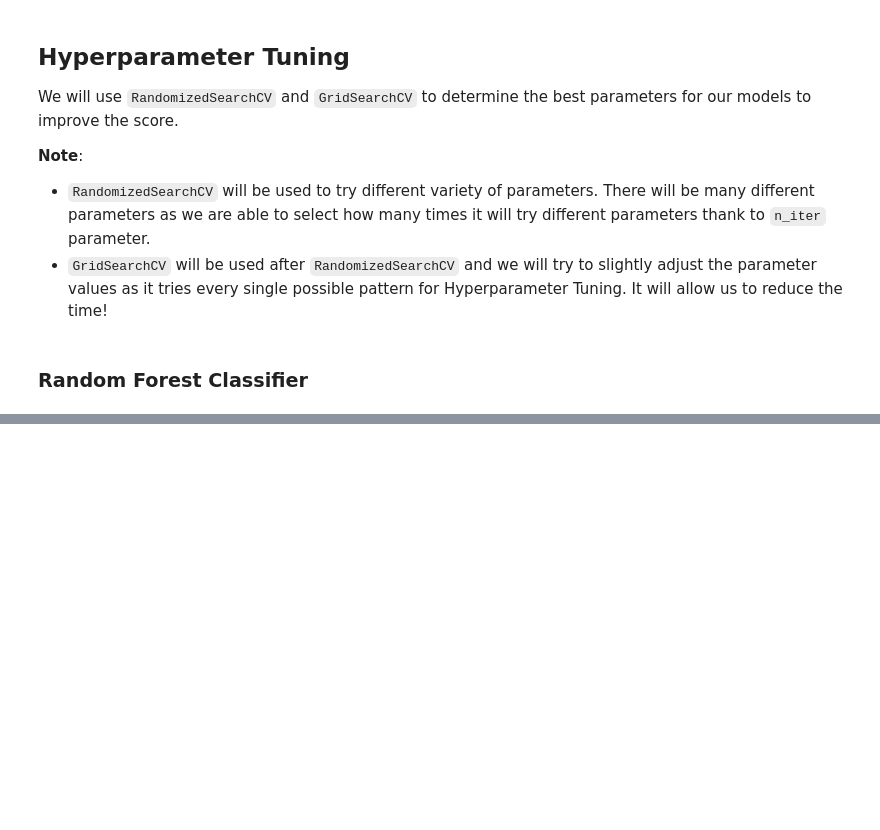
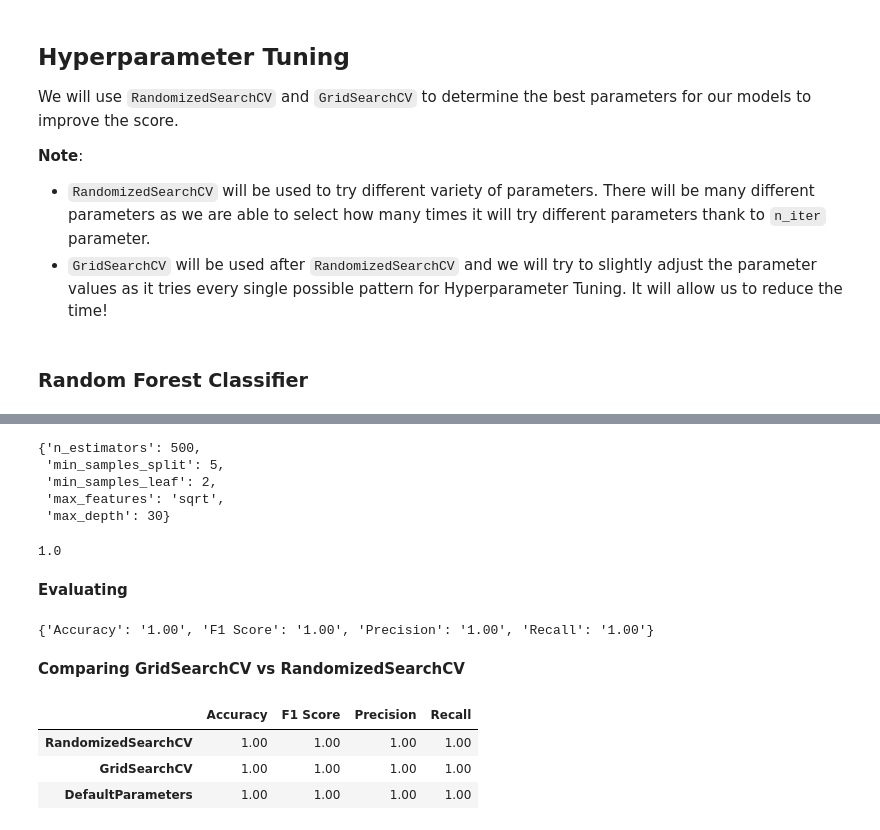
Before and after one commit to BytiAX/obesity-classification, a Jupyter notebook: notebooks/obesity-classification.ipynb, the cells around one changed output, grey strips where cells are left out. Drawn from its saved outputs; the diff is of its cells as text; code cells hidden in the pictures; blank space fills up the shorter version.

Commit message:
GridSeachCV applied to clf

```diff
--- a/notebooks/obesity-classification.ipynb
+++ b/notebooks/obesity-classification.ipynb
@@ -711,0 +719,52 @@ clf_rand_eval
+# %%
+clf_g = {
+    "n_estimators": [200, 500],
+    "max_depth": [30, 40, 50],
+    "min_samples_split": [5, 10],
+    "min_samples_leaf": [1, 2],
+    "max_features": ["sqrt", "log2"],
+}
+# %%
+from sklearn.model_selection import GridSearchCV
+
+# Creating estimator to try different params
+clf_grid = RandomizedSearchCV(clf, clf_g)
+
+# Fitting our model
+clf_grid.fit(X_train, y_train)
+
+# Getting best params
+clf_grid.best_params_
+# %% [output]
+{'n_estimators': 500,
+ 'min_samples_split': 5,
+ 'min_samples_leaf': 2,
+ 'max_features': 'sqrt',
+ 'max_depth': 30}
+# %%
+# Scoring our model
+clf_grid.score(X_test, y_test)
+# %% [output]
+1.0
+# %% [markdown]
+**Evaluating**
+# %%
+clf_grid_pred = clf_grid.predict(X_test)
+# %%
+# Normal evaluating
+clf_grid_eval = evaluate(y_test, clf_grid_pred)
+clf_grid_eval
+# %% [output]
+{'Accuracy': '1.00', 'F1 Score': '1.00', 'Precision': '1.00', 'Recall': '1.00'}
+# %% [markdown]
+**Comparing GridSearchCV vs RandomizedSearchCV**
+# %%
+hyperparameter_compare = pd.DataFrame(
+    data=[clf_rand_eval, clf_grid_eval, clf_eval],
+    index=["RandomizedSearchCV", "GridSearchCV", "DefaultParameters"])
+hyperparameter_compare
+# %% [output]
+|  | Accuracy | F1 Score | Precision | Recall |
+| RandomizedSearchCV | 1.00 | 1.00 | 1.00 | 1.00 |
+| GridSearchCV | 1.00 | 1.00 | 1.00 | 1.00 |
+| DefaultParameters | 1.00 | 1.00 | 1.00 | 1.00 |
```
Also changed, not shown: parts of 32 cells of this notebook.
